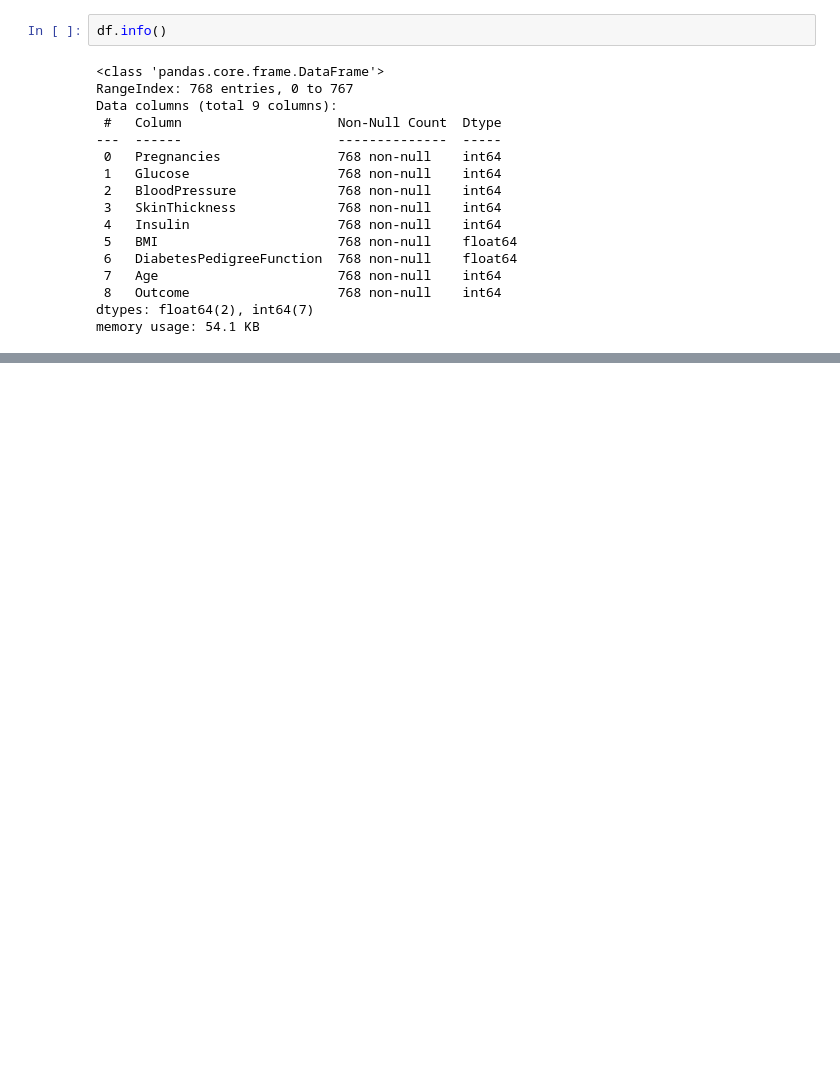
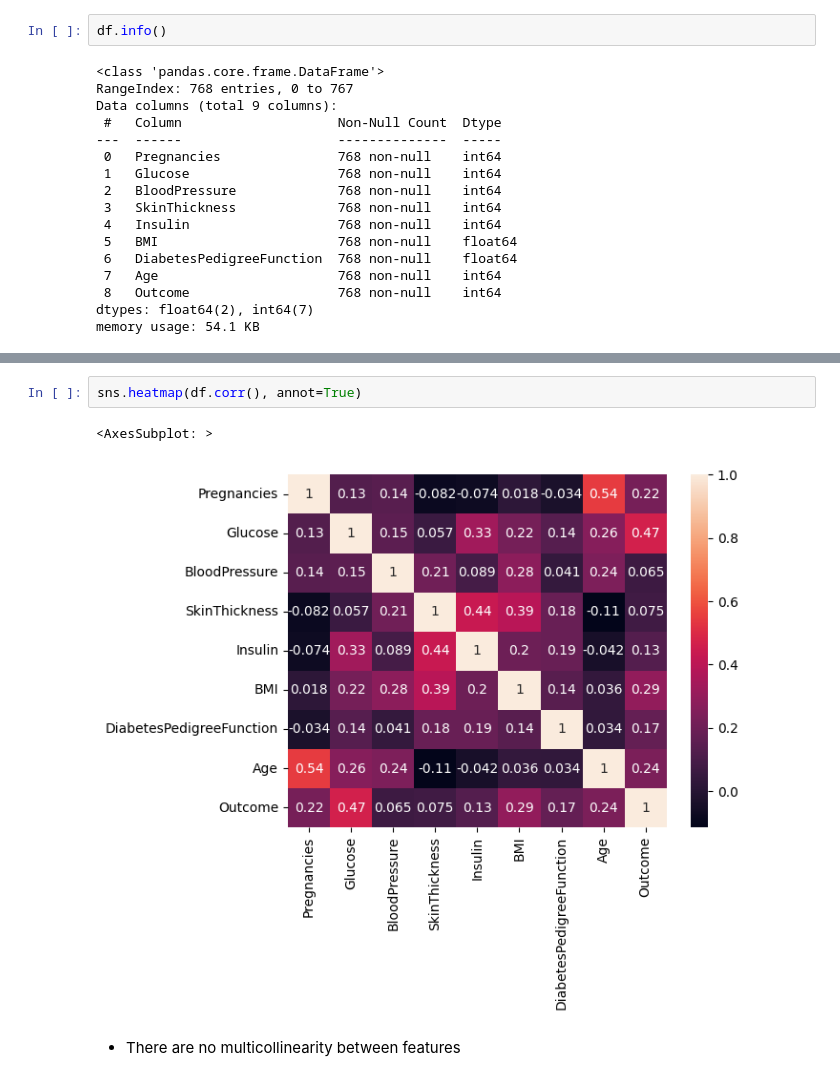
Before and after one commit to mubarakmayyeri/diabetes-classification, a Jupyter notebook: diabetes_prediction.ipynb, the cells around one changed output, grey strips where cells are left out. Cells and saved outputs as stored; diff of their text form; blank space fills up the shorter version.

```diff
--- a/diabetes_prediction.ipynb
+++ b/diabetes_prediction.ipynb
@@ -46,0 +100,7 @@ memory usage: 54.1 KB
+# %%
+sns.heatmap(df.corr(), annot=True)
+# %% [output]
+<AxesSubplot: >
+[figure, added]
+# %% [markdown]
+* There are no multicollinearity between features
```
Also changed, not shown: parts of 9 cells of this notebook.
